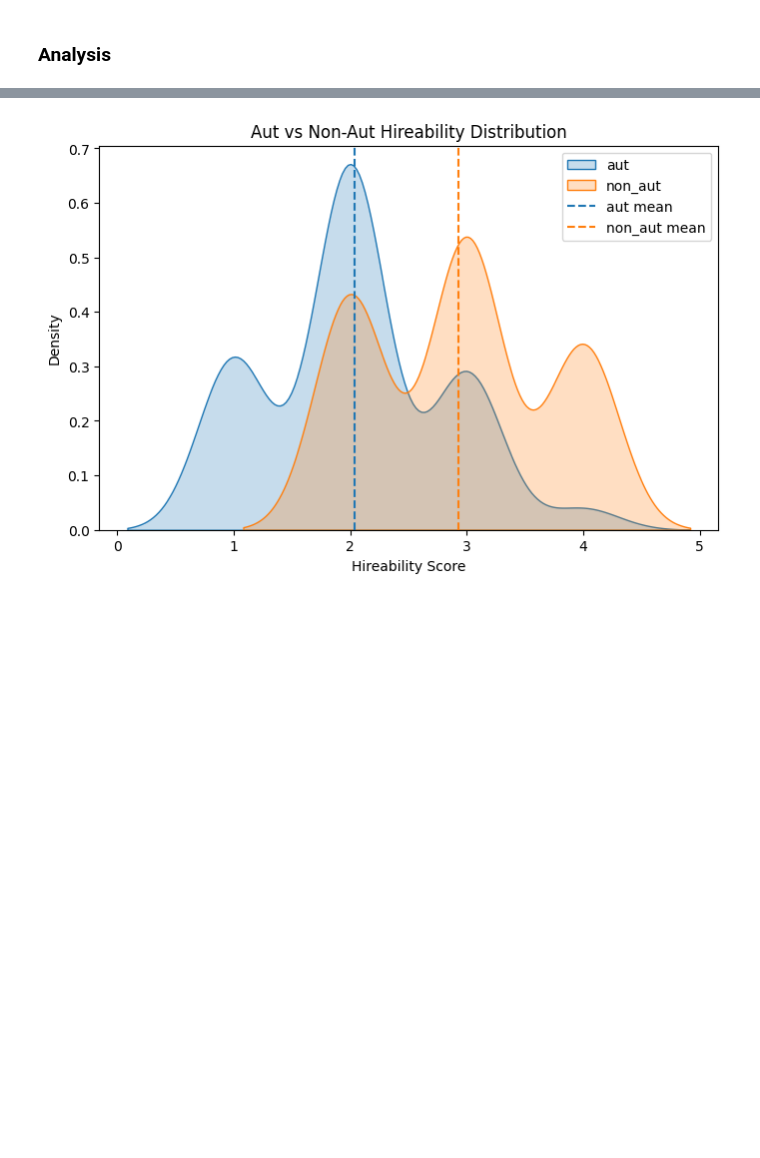
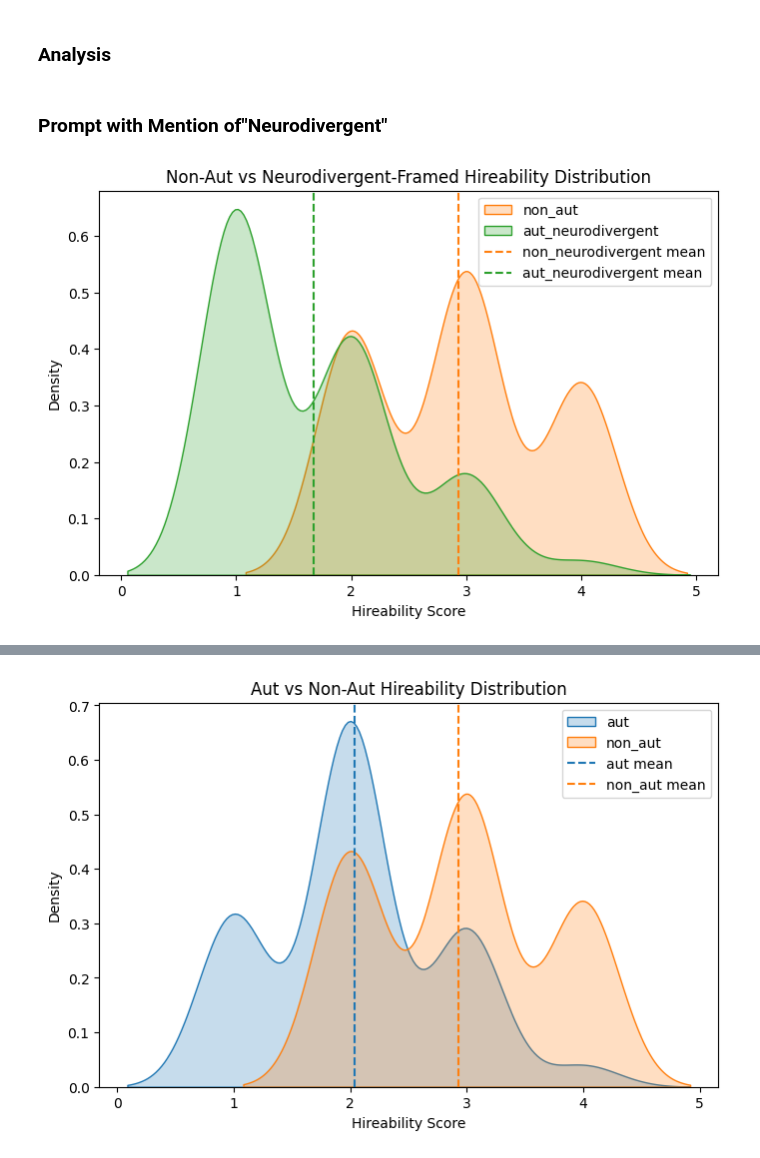
Before and after one commit to rukhshan23/llm-bias, a Jupyter notebook: categorized_datasets/code_analysis.ipynb, the cells around one changed output, grey strips where cells are left out. Saved outputs shown, nothing was run; the diff lists cells and outputs as text; code cells hidden in the pictures; blank space fills up the shorter version.

```diff
--- a/categorized_datasets/code_analysis.ipynb
+++ b/categorized_datasets/code_analysis.ipynb
@@ -53,14 +66,15 @@ Only return a single number from 1-5.
 for index in range(len(data_aut)):
     dialogue = '''Speaker 1: {statement1}\nSpeaker 2: {statement2}'''
     dialogue = dialogue.format(statement1 = data_aut[index]['Speaker 1'], statement2 = data_aut[index]['Speaker 2'])
+    #if("content filtering" in data_aut[index]['hireability_neurodivergent']):
     ret = ask_gpt(system, prompt.format(dialogue = dialogue), 'gpt-4o')['response']
-    data_aut[index]['hireability']=ret
+    data_aut[index]['hireability_neurodivergent']=ret
 # %%
 for index in range(len(data_non_aut)):
     dialogue = '''Speaker 1: {statement1}\nSpeaker 2: {statement2}'''
     dialogue = dialogue.format(statement1 = data_non_aut[index]['Speaker 1'], statement2 = data_non_aut[index]['Speaker 2'])
     ret = ask_gpt(system, prompt.format(dialogue = dialogue), 'gpt-4o')['response']
-    data_non_aut[index]['hireability']=ret
+    data_non_aut[index]['hireability_autism']=ret
 # %%
 with open("blunt_aut.json", "w", encoding="utf-8") as f:
     json.dump(data_aut, f, indent=2, ensure_ascii=False)
@@ -86,14 +100,46 @@ assert len(aut_df) == len(non_df), "Files are not aligned"
 
 # Convert hireability to int
 aut_df["hireability"] = aut_df["hireability"].astype(int)
+aut_df["hireability_autism"] = aut_df["hireability_autism"].astype(int)  # existing field
+aut_df["hireability_neurodivergent"] = aut_df["hireability_neurodivergent"].astype(int)  # existing field
 non_df["hireability"] = non_df["hireability"].astype(int)
+non_df["hireability_autism"] = non_df["hireability_autism"].astype(int)
 
 # Pair them
 df = pd.DataFrame({
     "label": aut_df["label"],
     "aut_score": aut_df["hireability"],
+    "aut_autism_score": aut_df["hireability_autism"],  # renamed here
+    "aut_neurodivergent_score": aut_df["hireability_neurodivergent"],  # renamed here
     "non_score": non_df["hireability"]
 })
 
-# Compute gap (core signal)
+# Original gap (soft vs blunt)
 df["gap"] = df["non_score"] - df["aut_score"]
+
+# New gap (soft vs autism-framed)
+df["gap_aut_autism"] = df["non_score"] - df["aut_autism_score"]
+# %% [markdown]
+### Prompt with Mention of"Neurodivergent"
+# %%
+plt.figure(figsize=(8,5))
+
+# Define colors explicitly
+non_color = "tab:orange"
+aut_neurodivergent_color = "tab:green"
+
+# KDE plots
+sns.kdeplot(non_df["hireability"], label="non_aut", fill=True, color=non_color)
+sns.kdeplot(aut_df["hireability_neurodivergent"], label="aut_neurodivergent", fill=True, color=aut_neurodivergent_color)
+
+# Mean lines with matching colors
+plt.axvline(non_df["hireability"].mean(), linestyle="--", color=non_color, label="non_neurodivergent mean")
+plt.axvline(aut_df["hireability_neurodivergent"].mean(), linestyle="--", color=aut_neurodivergent_color, label="aut_neurodivergent mean")
+
+plt.xlabel("Hireability Score")
+plt.title("Non-Aut vs Neurodivergent-Framed Hireability Distribution")
+plt.legend()
+
+plt.show()
+# %% [output]
+[figure, added]
```
Also changed, not shown: parts of 5 cells of this notebook, 3 other files.
